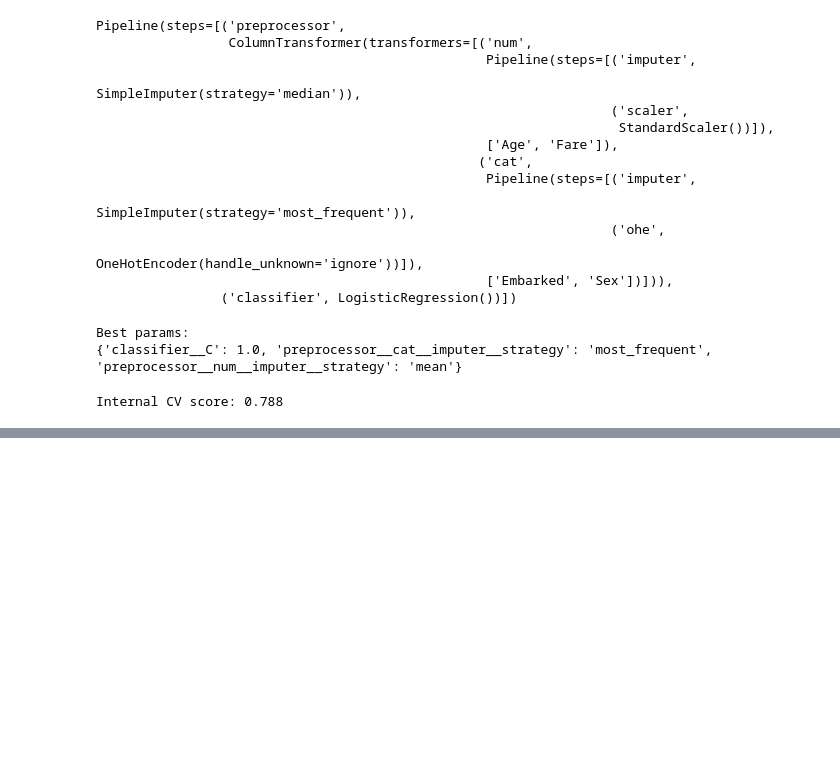
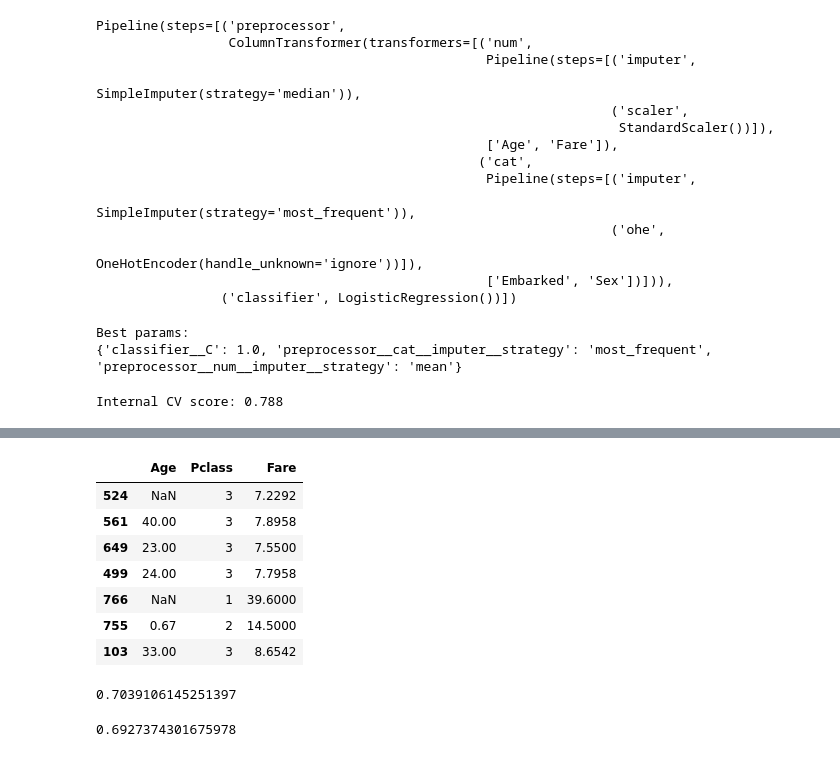
Before and after one commit to Dhrupad-05/Intro-to-Machine-Learning, a Jupyter notebook: 6_Handling_Missing_Data.ipynb, the cells around one changed output, grey strips where cells are left out. Drawn from its saved outputs; the diff is of its cells as text; code cells hidden in the pictures; blank space fills up the shorter version.

```diff
--- a/6_Handling_Missing_Data.ipynb
+++ b/6_Handling_Missing_Data.ipynb
@@ -1420,0 +1425,12 @@ cv_results[['param_classifier__C','param_preprocessor__cat__imputer__strategy','
+# %%
+import numpy as np
+import pandas as pd
+
+from sklearn.model_selection import train_test_split
+
+from sklearn.impute import KNNImputer,SimpleImputer
+from sklearn.linear_model import LogisticRegression
+
+from sklearn.metrics import accuracy_score
+df = pd.read_csv('train.csv')[['Age','Pclass','Fare','Survived']]
+df.head()
@@ -1420,0 +1453,15 @@ cv_results[['param_classifier__C','param_preprocessor__cat__imputer__strategy','
+# %%
+X = df.drop(columns=['Survived'])
+y = df['Survived']
+# %%
+X_train,X_test,y_train,y_test = train_test_split(X,y,test_size=0.2,random_state=2)
+X_train.sample(7)
+# %% [output]
+|  | Age | Pclass | Fare |
+| 524 | NaN | 3 | 7.2292 |
+| 561 | 40.00 | 3 | 7.8958 |
+| 649 | 23.00 | 3 | 7.5500 |
+| 499 | 24.00 | 3 | 7.7958 |
+| 766 | NaN | 1 | 39.6000 |
+| 755 | 0.67 | 2 | 14.5000 |
+| 103 | 33.00 | 3 | 8.6542 |
@@ -1420,0 +1473,10 @@ cv_results[['param_classifier__C','param_preprocessor__cat__imputer__strategy','
+# %%
+lr = LogisticRegression()
+
+lr.fit(X_train_trf,y_train)
+
+y_pred = lr.predict(X_test_trf)
+
+accuracy_score(y_test,y_pred)
+# %% [output]
+0.7039106145251397
@@ -1420,0 +1490,10 @@ cv_results[['param_classifier__C','param_preprocessor__cat__imputer__strategy','
+# %%
+lr = LogisticRegression()
+
+lr.fit(X_train_trf2,y_train)
+
+y_pred2 = lr.predict(X_test_trf2)
+
+accuracy_score(y_test,y_pred2)
+# %% [output]
+0.6927374301675978
```
Also changed, not shown: parts of 6 cells of this notebook.
